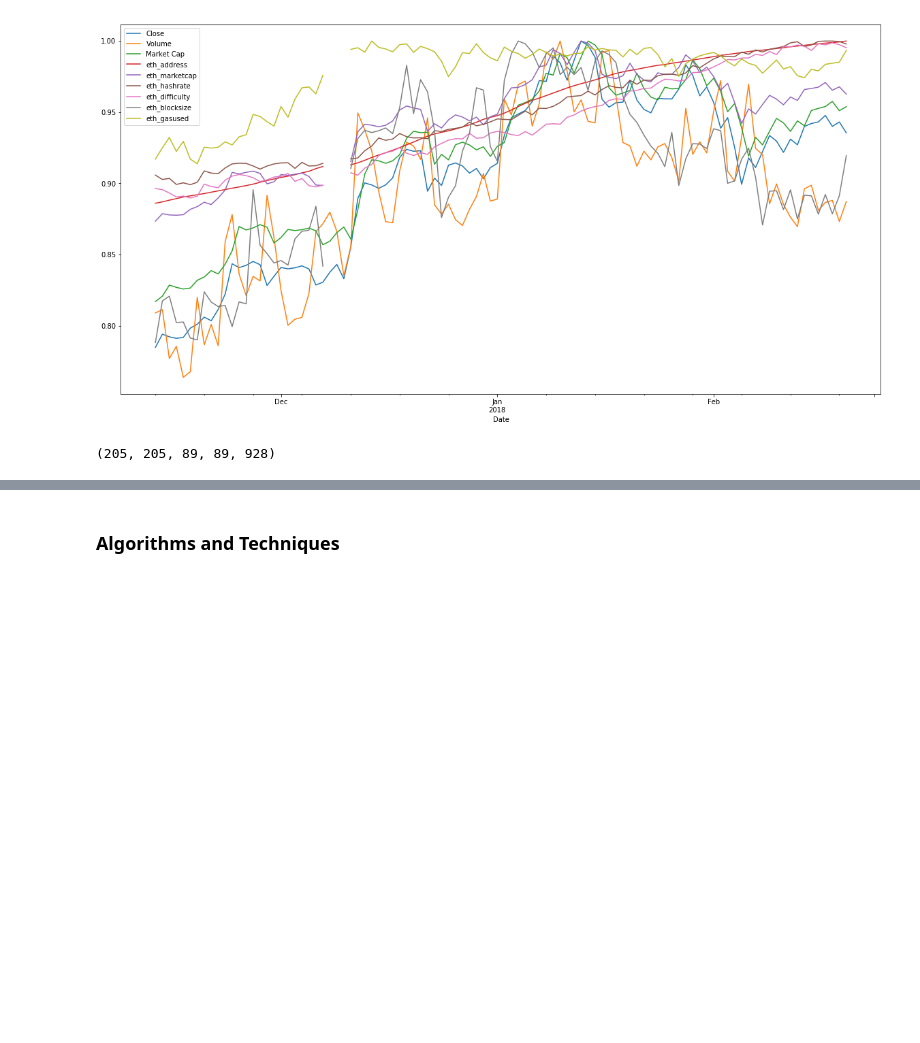
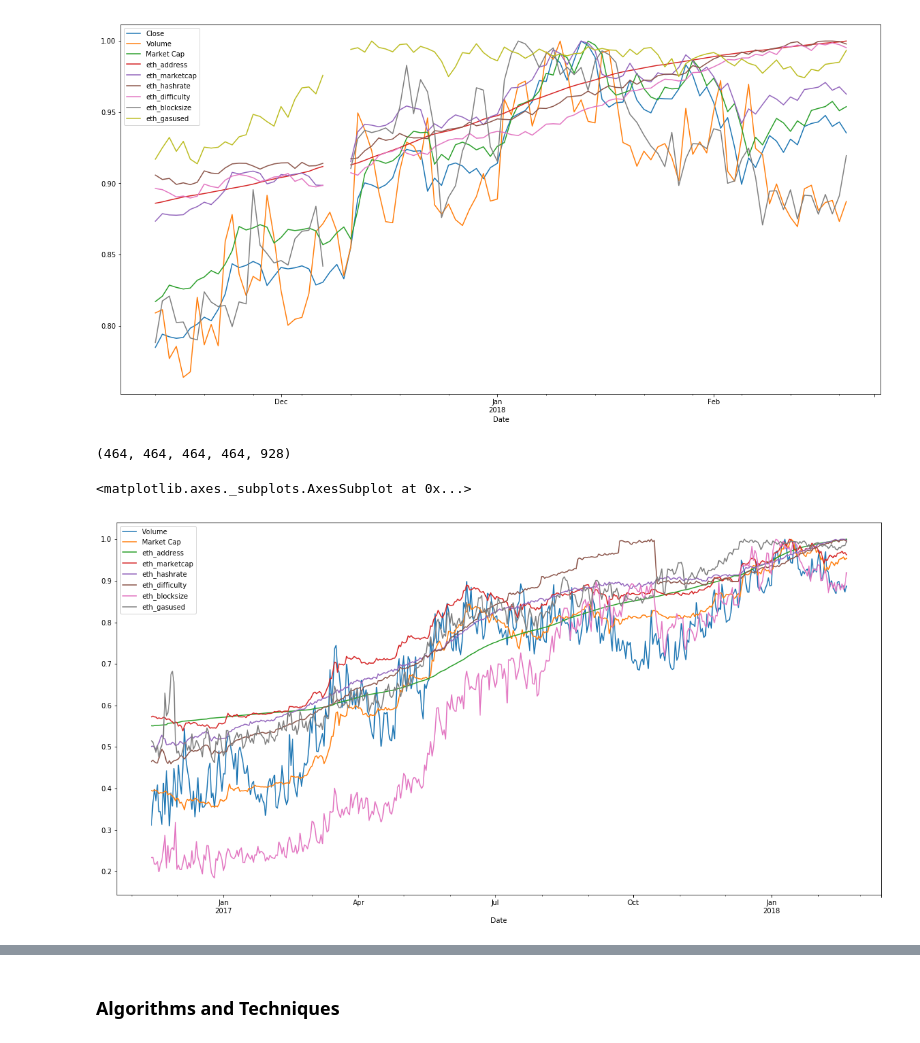
Before and after one commit to nkittsteiner/MLND-capstone-project, a Jupyter notebook: MLND_proposal.ipynb, the cells around one changed output, grey strips where cells are left out. Cells and saved outputs as stored; diff of their text form; code cells hidden in the pictures; blank space fills up the shorter version.

Commit message:
Adding regression algorithms and visualization for prediction

```diff
--- a/MLND_proposal.ipynb
+++ b/MLND_proposal.ipynb
@@ -174,14 +174,23 @@ features_log_minmax_transform[:100][fields].plot(figsize=(20,10))
 model_fields = ['Volume','Market Cap','eth_address', 'eth_marketcap',
           'eth_hashrate','eth_difficulty','eth_blocksize', 'eth_gasused']
 
-features_log_minmax_transform = features_log_minmax_transform.dropna()
-X_train = features_log_minmax_transform[model_fields][0:int(len(features_log_minmax_transform)*0.7)]
-y_train = features_log_minmax_transform['Close'][0:int(len(features_log_minmax_transform)*0.7)]
-X_test = features_log_minmax_transform[model_fields][int(len(features_log_minmax_transform)*0.7):
+# Fill null values
+features_log_minmax_transform = features_log_minmax_transform.fillna(method='backfill') # pad
+
+# Split historical data (training uses the first cut, then the rest of the data is given to the test)
+X_test = features_log_minmax_transform[model_fields][0:int(len(features_log_minmax_transform)*0.5)]
+y_test = features_log_minmax_transform['Close'][0:int(len(features_log_minmax_transform)*0.5)]
+X_train = features_log_minmax_transform[model_fields][int(len(features_log_minmax_transform)*0.5):
                                                      len(features_log_minmax_transform)]
-y_test = features_log_minmax_transform['Close'][int(len(features_log_minmax_transform)*0.7):
+y_train = features_log_minmax_transform['Close'][int(len(features_log_minmax_transform)*0.5):
                                                 len(features_log_minmax_transform)]
 # %%
 print(len(X_train), len(y_train), len(X_test), len(y_test), len(df))
 # %% [output]
-(205, 205, 89, 89, 928)
+(464, 464, 464, 464, 928)
+# %%
+# Checking dates distribution
+X_test[model_fields].plot(figsize=(20,10))
+# %% [output]
+<matplotlib.axes._subplots.AxesSubplot at 0x...>
+[figure, added]
```
Also changed, not shown: parts of 10 cells of this notebook.
